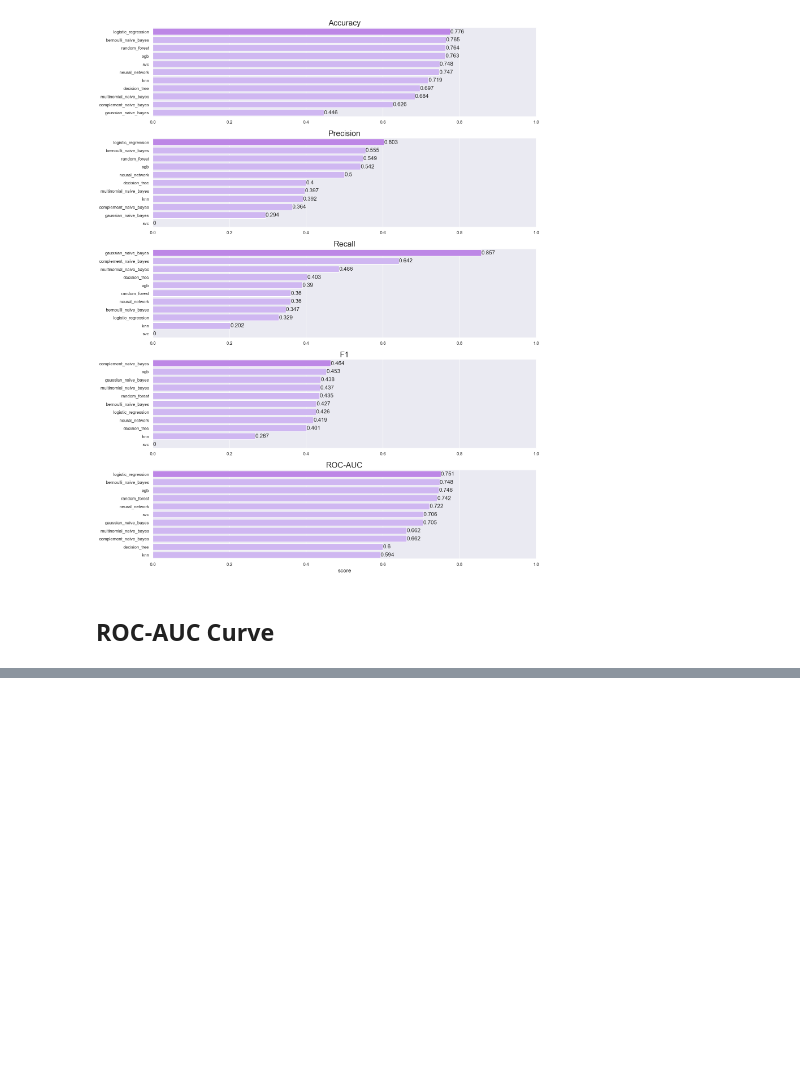
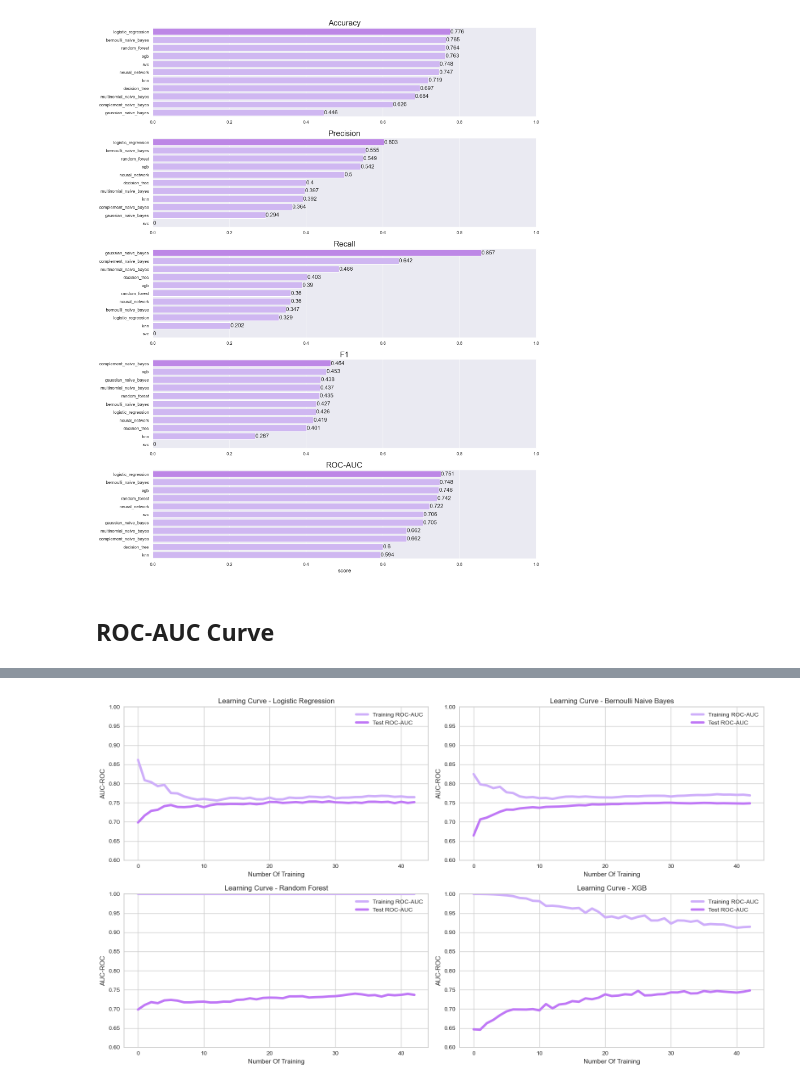
Before and after one commit to mrazakqq/HR-Analytics-Who-Will-Leave-The-Job, a Jupyter notebook: hr-analytics-who-will-leave-the-job.ipynb, the cells around one changed output, grey strips where cells are left out. Saved outputs shown, nothing was run; the diff lists cells and outputs as text; code cells hidden in the pictures; blank space fills up the shorter version.

```diff
--- a/hr-analytics-who-will-leave-the-job.ipynb
+++ b/hr-analytics-who-will-leave-the-job.ipynb
@@ -842,0 +945,38 @@ rocAucCurve(xTrain, yTrain, xTest, yTest, models_)
+# %%
+trainAucRocLR, testAucRocLR = learningCurveDataByAucRoc(xTrain, yTrain, xTest, yTest, bestModel['logistic_regression'])
+trainAucRocBNB, testAucRocBNB = learningCurveDataByAucRoc(xTrain, yTrain, xTest, yTest, bestModel['bernoulli_naive_bayes'])
+trainAucRocRF, testAucRocRF = learningCurveDataByAucRoc(xTrain, yTrain, xTest, yTest, bestModel['random_forest'])
+trainAucRocXGB, testAucRocXGB = learningCurveDataByAucRoc(xTrain, yTrain, xTest, yTest, bestModel['xgb'])
+# %%
+f, ax = plt.subplots(2, 2, figsize=(16,9))
+plt.subplot2grid((2,2), (0,0))
+sns.lineplot(data=trainAucRocLR, label='Training ROC-AUC', color='xkcd:pale violet', lw=4)
+sns.lineplot(data=testAucRocLR, label='Test ROC-AUC', color='xkcd:light purple', lw=4)
+plt.xlabel('Number Of Training')
+plt.ylabel('AUC-ROC')
+plt.ylim([0.6,1])
+plt.title('Learning Curve - Logistic Regression')
+plt.subplot2grid((2,2), (0,1))
+sns.lineplot(data=trainAucRocBNB, label='Training ROC-AUC', color='xkcd:pale violet', lw=4)
+sns.lineplot(data=testAucRocBNB, label='Test ROC-AUC', color='xkcd:light purple', lw=4)
+plt.xlabel('Number Of Training')
+plt.ylabel('AUC-ROC')
+plt.ylim([0.6,1])
+plt.title('Learning Curve - Bernoulli Naive Bayes')
+plt.subplot2grid((2,2), (1,0))
+sns.lineplot(data=trainAucRocRF, label='Training ROC-AUC', color='xkcd:pale violet', lw=4)
+sns.lineplot(data=testAucRocRF, label='Test ROC-AUC', color='xkcd:light purple', lw=4)
+plt.xlabel('Number Of Training')
+plt.ylabel('AUC-ROC')
+plt.ylim([0.6,1])
+plt.title('Learning Curve - Random Forest')
+plt.subplot2grid((2,2), (1,1))
+sns.lineplot(data=trainAucRocXGB, label='Training ROC-AUC', color='xkcd:pale violet', lw=4)
+sns.lineplot(data=testAucRocXGB, label='Test ROC-AUC', color='xkcd:light purple', lw=4)
+plt.xlabel('Number Of Training')
+plt.ylabel('AUC-ROC')
+plt.ylim([0.6,1])
+plt.title('Learning Curve - XGB')
+plt.tight_layout()
+# %% [output]
+[figure, added]
```
Also changed, not shown: parts of 16 cells of this notebook.
